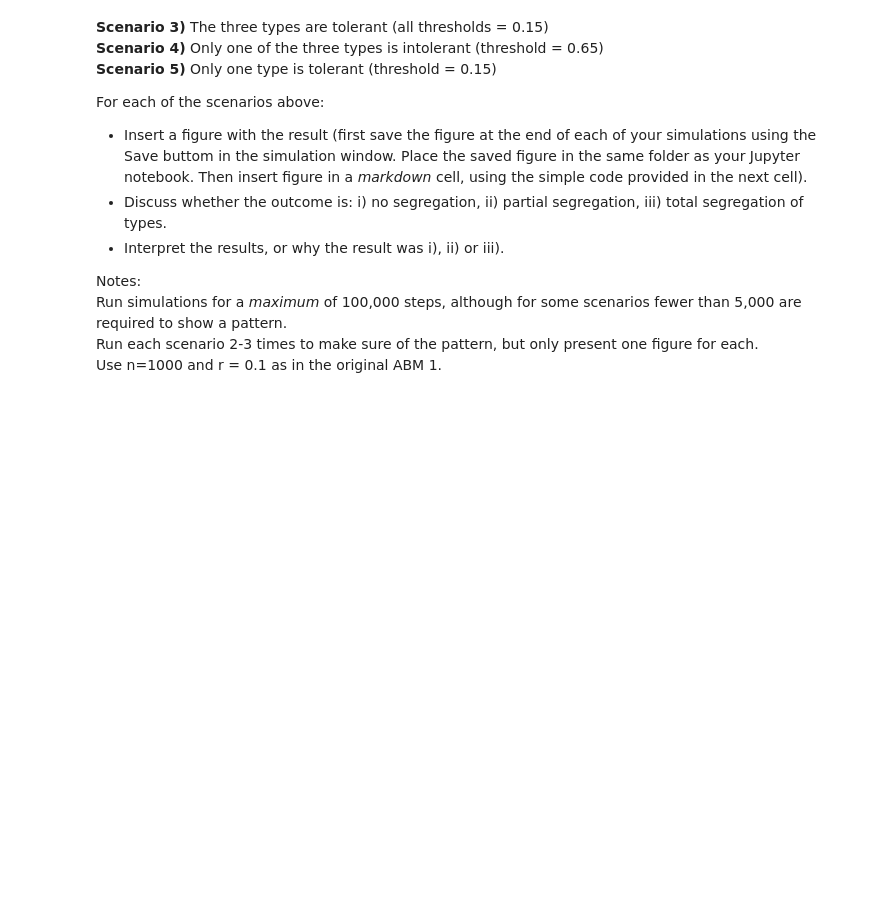
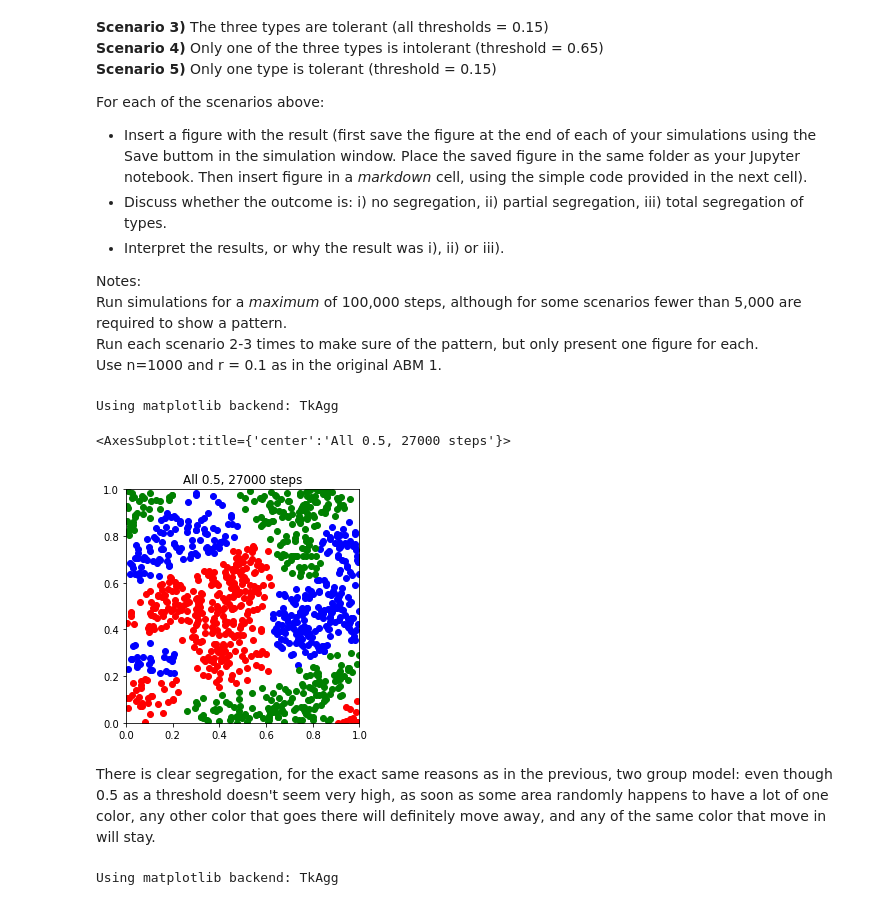
Before and after one commit to kingquote/kingquote, a Jupyter notebook: UZH-files/Bio206/task_3.ipynb, the cells around one changed output. Drawn from its saved outputs; the diff is of its cells as text; code cells hidden in the pictures; blank space fills up the shorter version.

```diff
--- a/UZH-files/Bio206/task_3.ipynb
+++ b/UZH-files/Bio206/task_3.ipynb
@@ -32,0 +107,16 @@ Hello, this is the code to add figure (in a markdown cell, not a code cell like
+# %%
+pycxsimulator.GUI().start(func=setupfunct())
+# %% [output]
+Using matplotlib backend: TkAgg
+# %%
+mytitle = "All 0.5, 27000 steps"
+showplot(mytitle=mytitle)
+# %% [output]
+<AxesSubplot:title={'center':'All 0.5, 27000 steps'}>
+[figure, added]
+# %% [markdown]
+There is clear segregation, for the exact same reasons as in the previous, two group model: even though 0.5 as a threshold doesn't seem very high, as soon as some area randomly happens to have a lot of one color, any other color that goes there will definitely move away, and any of the same color that move in will stay.
+# %%
+pycxsimulator.GUI().start(func=setupfunct(thresh = [0.65, 0.65, 0.65]))
+# %% [output]
+Using matplotlib backend: TkAgg
```
Also changed, not shown: parts of 22 cells of this notebook, 1 other file.
